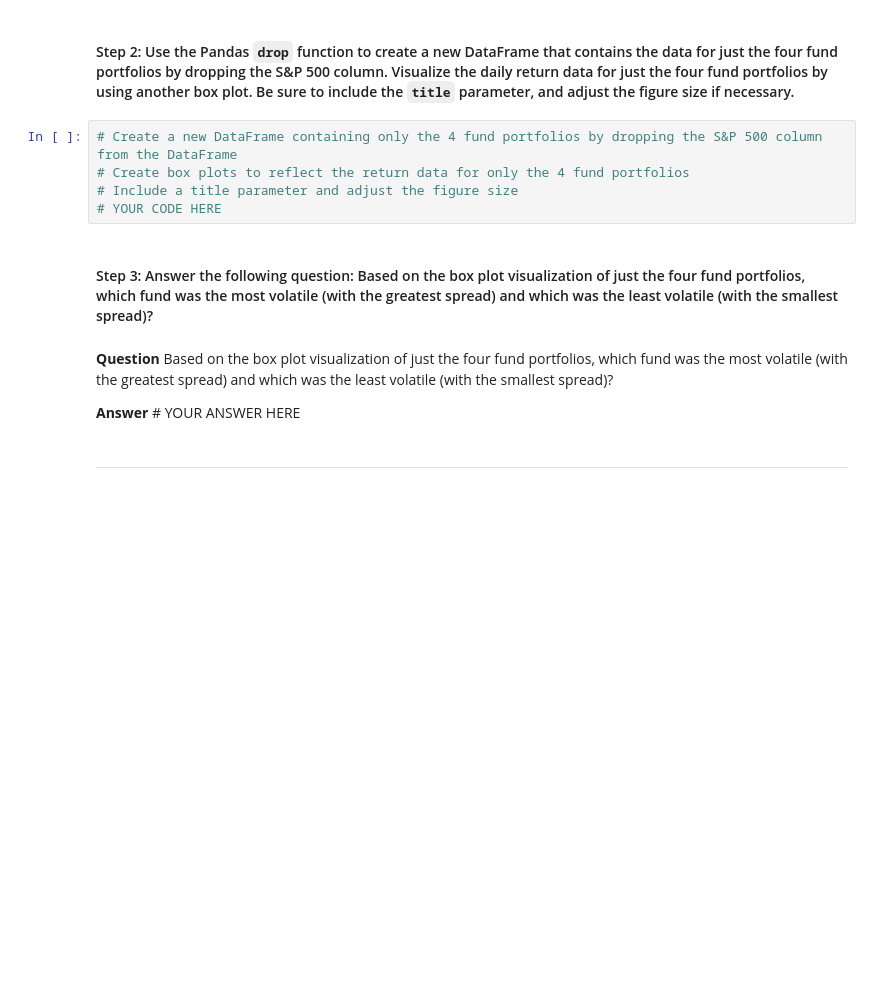
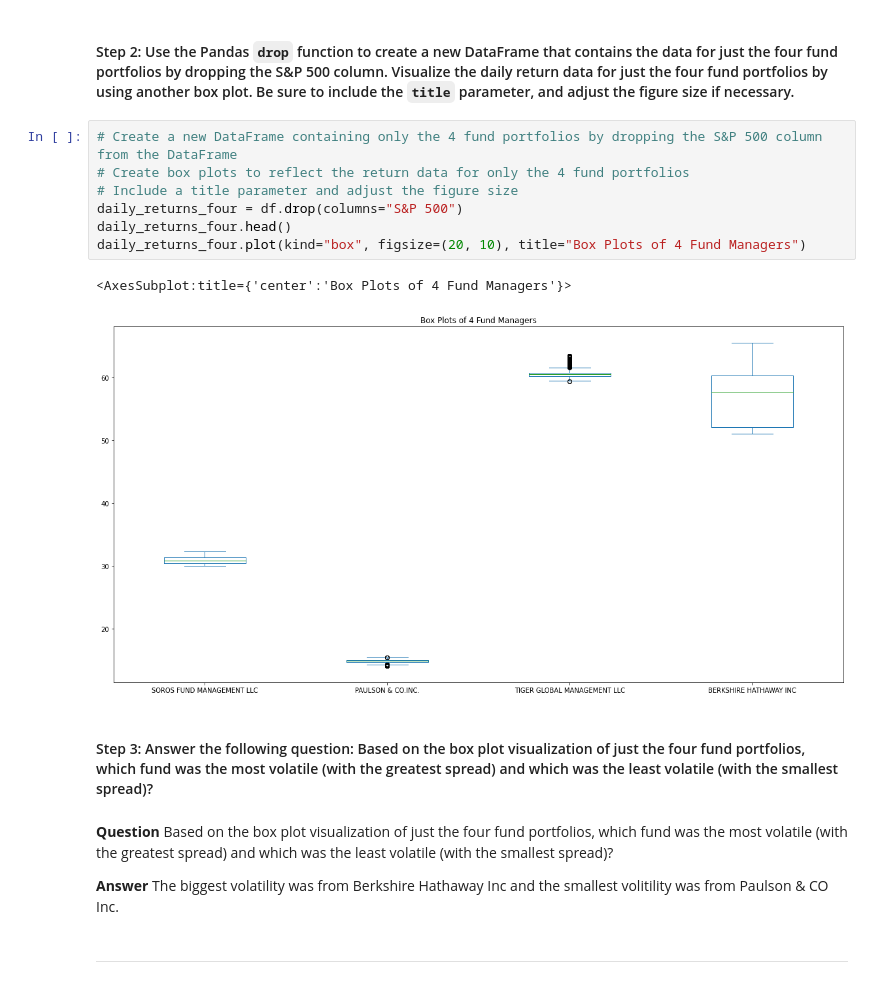
Before and after one commit to kheller18/retirement-portfolio-planning, a Jupyter notebook: risk_return_analysis.ipynb, the cells around one changed output. Drawn from its saved outputs; the diff is of its cells as text; blank space fills up the shorter version.

```diff
--- a/risk_return_analysis.ipynb
+++ b/risk_return_analysis.ipynb
@@ -207,14 +211,19 @@ Analyze the volatility of each of the four fund portfolios and of the S&P 500 In
 # %%
 # Create a new DataFrame containing only the 4 fund portfolios by dropping the S&P 500 column from the DataFrame
 # Create box plots to reflect the return data for only the 4 fund portfolios
 # Include a title parameter and adjust the figure size
-# YOUR CODE HERE
+daily_returns_four = df.drop(columns="S&P 500")
+daily_returns_four.head()
+daily_returns_four.plot(kind="box", figsize=(20, 10), title="Box Plots of 4 Fund Managers")
+# %% [output]
+<AxesSubplot:title={'center':'Box Plots of 4 Fund Managers'}>
+[figure, added]
 # %% [markdown]
 #### Step 3: Answer the following question: Based on the box plot visualization of just the four fund portfolios, which fund was the most volatile (with the greatest spread) and which was the least volatile (with the smallest spread)?
 # %% [markdown]
 **Question** Based on the box plot visualization of just the four fund portfolios, which fund was the most volatile (with the greatest spread) and which was the least volatile (with the smallest spread)?
 
-**Answer** # YOUR ANSWER HERE
+**Answer** The biggest volatility was from Berkshire Hathaway Inc and the smallest volitility was from Paulson & CO Inc.
 # %% [markdown]
 ---
 # %% [markdown]
```
Also changed, not shown: parts of 9 cells of this notebook.
